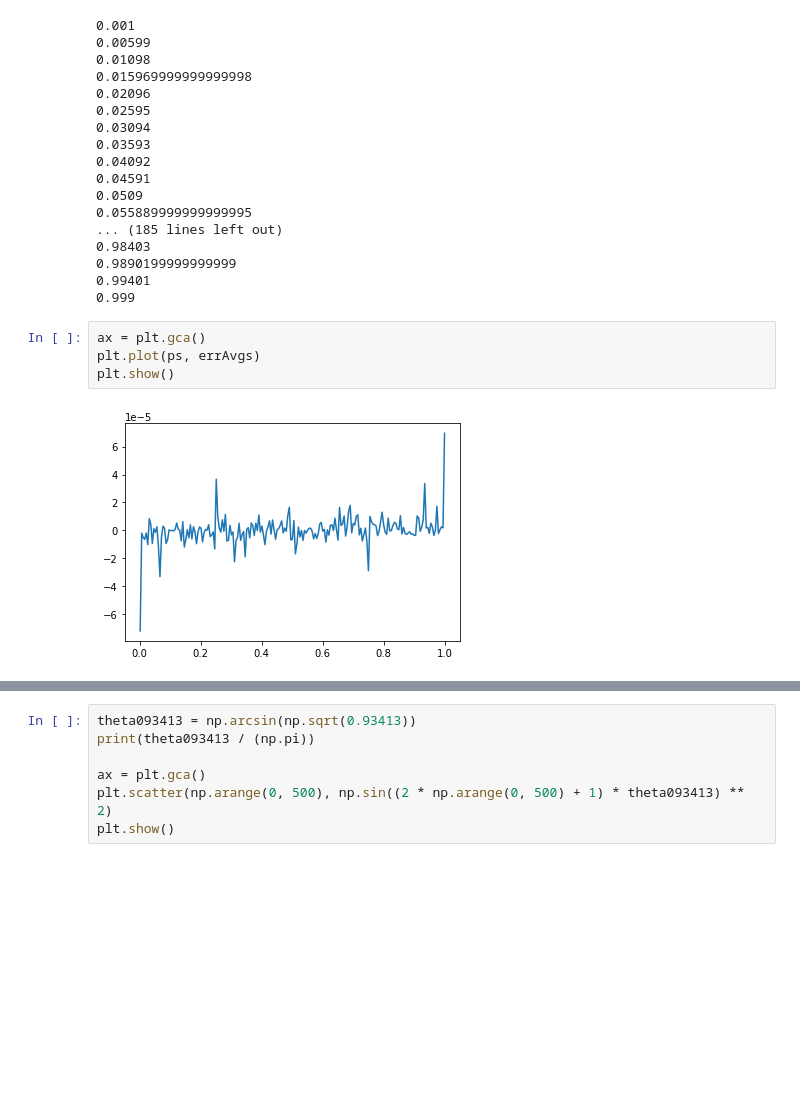
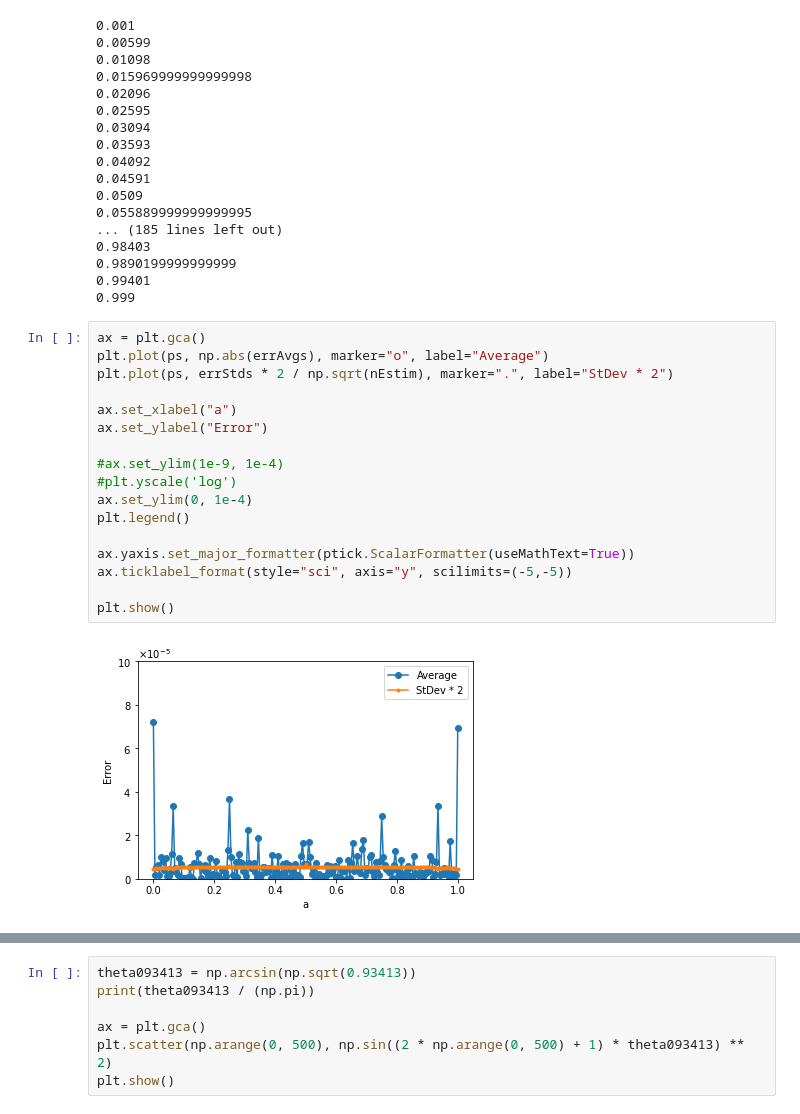
Before and after one commit to Koichi-Miyamoto/QAEErrorVsNShotNGrover, a Jupyter notebook: IQAEBinom_VariousP.ipynb, the cells around one changed output, grey strips where cells are left out. Drawn from its saved outputs; the diff is of its cells as text; blank space fills up the shorter version.

```diff
--- a/IQAEBinom_VariousP.ipynb
+++ b/IQAEBinom_VariousP.ipynb
@@ -100,10 +101,23 @@ for p in ps:
 0.9890199999999999
 0.99401
 0.999
-# %%
-ax = plt.gca()
-plt.plot(ps, errAvgs)
-plt.show()
-# %% [output]
-[figure, removed]
+# %%
+ax = plt.gca()
+plt.plot(ps, np.abs(errAvgs), marker="o", label="Average")
+plt.plot(ps, errStds * 2 / np.sqrt(nEstim), marker=".", label="StDev * 2")
+
+ax.set_xlabel("a")
+ax.set_ylabel("Error")
+
+#ax.set_ylim(1e-9, 1e-4)
+#plt.yscale('log')
+ax.set_ylim(0, 1e-4)
+plt.legend()
+
+ax.yaxis.set_major_formatter(ptick.ScalarFormatter(useMathText=True))
+ax.ticklabel_format(style="sci", axis="y", scilimits=(-5,-5))
+
+plt.show()
+# %% [output]
+[figure, added]
 # %%
```
Also changed, not shown: parts of 3 cells of this notebook, 6 other files.
